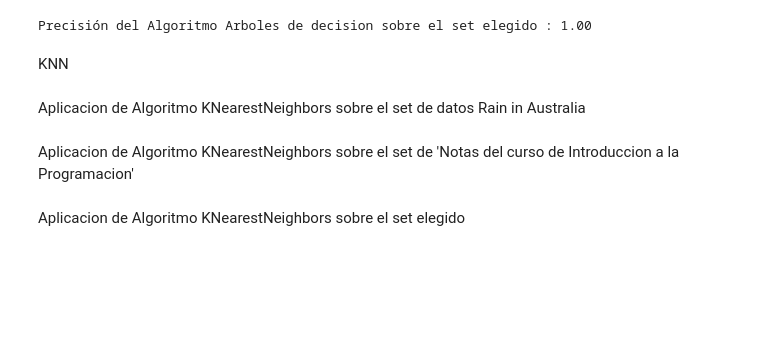
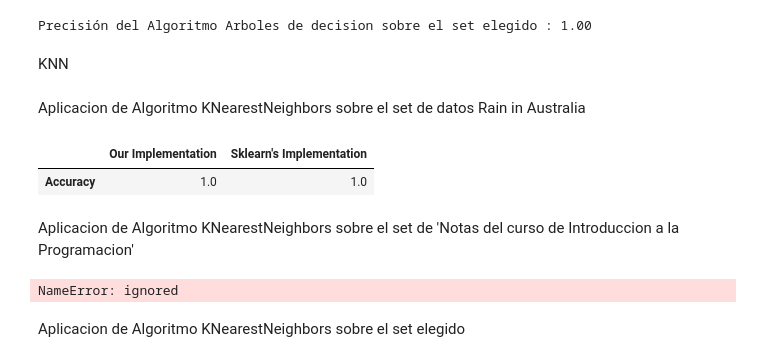
Before and after one commit to Heineken97/ReconocimientoPatrones-Proyecto1, a Jupyter notebook: AlgoritmosAprendizajeSupervisado.ipynb, the cells around one changed output. Saved outputs shown, nothing was run; the diff lists cells and outputs as text; code cells hidden in the pictures; blank space fills up the shorter version.

```diff
--- a/AlgoritmosAprendizajeSupervisado.ipynb
+++ b/AlgoritmosAprendizajeSupervisado.ipynb
@@ -277,12 +284,12 @@ Aplicacion de Algoritmo Arboles de decision sobre el set de datos Rain in Austra
 # %%
 max_depth = 5
 tree = Node(max_depth=max_depth)
-tree.fit(X_train_weatherDataset, y_train_weatherDataset)
+tree.fit(X_train, y_train)
 
 # Realización de predicciones en el conjunto de prueba
-y_pred = [tree.predict(x) for x in X_test_weatherDataset]
+y_pred = [tree.predict(x) for x in X_test]
 
 # Evaluación del modelo
-accuracy = np.mean(y_pred == y_test_weatherDataset)
+accuracy = np.mean(y_pred == y_test)
 print(f"Precisión del Algoritmo Arboles de decision sobre el set de datos Rain in Australia : {accuracy:.2f}")
 # %% [output]
@@ -371,30 +401,21 @@ class KNearestNeighbors:
         return float(sum(y_pred == y_test)) / float(len(y_test)), y_pred, y_test
 # %% [markdown]
 Aplicacion de Algoritmo KNearestNeighbors sobre el set de datos Rain in Australia
-# %%
-from sklearn.neighbors import KNeighborsClassifier
-our_classifier = KNearestNeighbors(X_train_weatherDataset, y_train_weatherDataset, n_neighbors=30)
-sklearn_classifier = KNeighborsClassifier(n_neighbors=30).fit(X_train_weatherDataset, y_train_weatherDataset)
-
-our_accuracy, y_pred, y_test = our_classifier.score(X_test_weatherDataset, y_test_weatherDataset)
-sklearn_accuracy = sklearn_classifier.score(X_test_weatherDataset, y_test_weatherDataset)
-
-print(y_pred[:20], y_test[:20])
-
-pd.DataFrame([[our_accuracy, sklearn_accuracy]],
-             ['Accuracy'],
-             ['Our Implementation', 'Sklearn\'s Implementation'])
-
-max_depth = 3
-tree = Node(max_depth=max_depth)
-tree.fit(X_train_weatherDataset, y_train_weatherDataset)
-
-# Realización de predicciones en el conjunto de prueba
-y_pred = [tree.predict(x) for x in X_test_weatherDataset]
-
-# Evaluación del modelo
-accuracy = np.mean(y_pred == y_test_weatherDataset)
-print(f"Precisión del Algoritmo KNearestNeighbors sobre el set de datos Rain in Australia : {accuracy:.2f}")
+# %%
+from sklearn.neighbors import KNeighborsClassifier
+
+our_classifier = KNearestNeighbors(X_train, y_train, n_neighbors=30)
+
+our_accuracy, y_pred, y_test = our_classifier.score(X_test, y_test)
+sklearn_classifier = KNeighborsClassifier(n_neighbors=30).fit(X_train, y_train)
+sklearn_accuracy = sklearn_classifier.score(X_test, y_test)
+
+pd.DataFrame([[our_accuracy, sklearn_accuracy]],
+             ['Accuracy'],
+             ['Our Implementation', 'Sklearn\'s Implementation'])
+# %% [output]
+|  | Our Implementation | Sklearn's Implementation |
+| Accuracy | 1.0 | 1.0 |
 # %% [markdown]
 Aplicacion de Algoritmo KNearestNeighbors sobre el set de 'Notas del curso de Introduccion a la Programacion'
 # %%
@@ -410,17 +431,8 @@ print(y_pred[:20], y_test[:20])
 pd.DataFrame([[our_accuracy, sklearn_accuracy]],
              ['Accuracy'],
              ['Our Implementation', 'Sklearn\'s Implementation'])
-
-max_depth = 3
-tree = Node(max_depth=max_depth)
-tree.fit(X_train_weatherDataset, y_train_weatherDataset)
-
-# Realización de predicciones en el conjunto de prueba
-y_pred = [tree.predict(x) for x in X_test_weatherDataset]
-
-# Evaluación del modelo
-accuracy = np.mean(y_pred == y_test_weatherDataset)
-print(f"Precisión del Algoritmo KNearestNeighbors sobre el set de datos 'Notas del curso de Introduccion a la Programacion' : {accuracy:.2f}")
+# %% [output]
+NameError: ignored
 # %% [markdown]
 Aplicacion de Algoritmo KNearestNeighbors sobre el set elegido
 # %%
```
Also changed, not shown: parts of 8 cells of this notebook.
